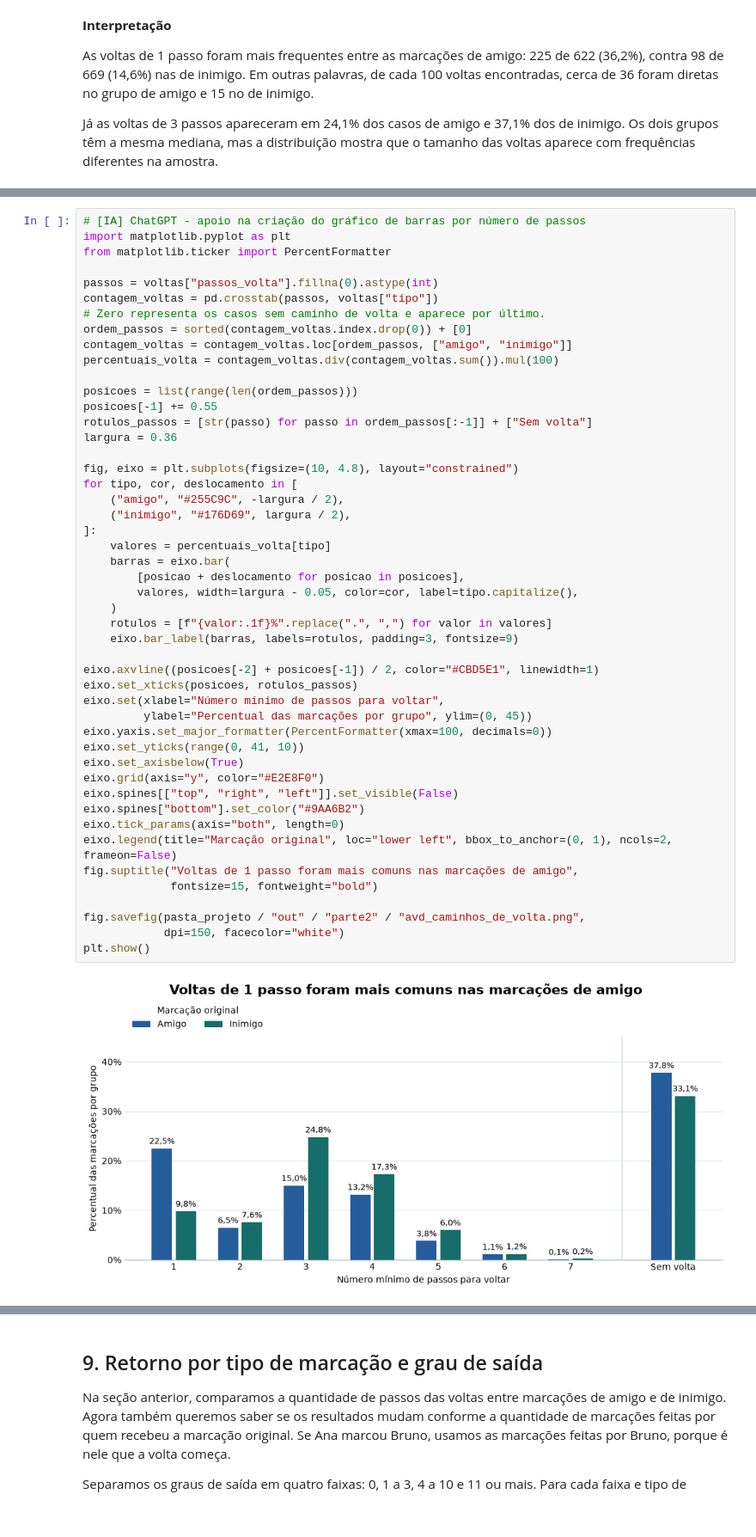
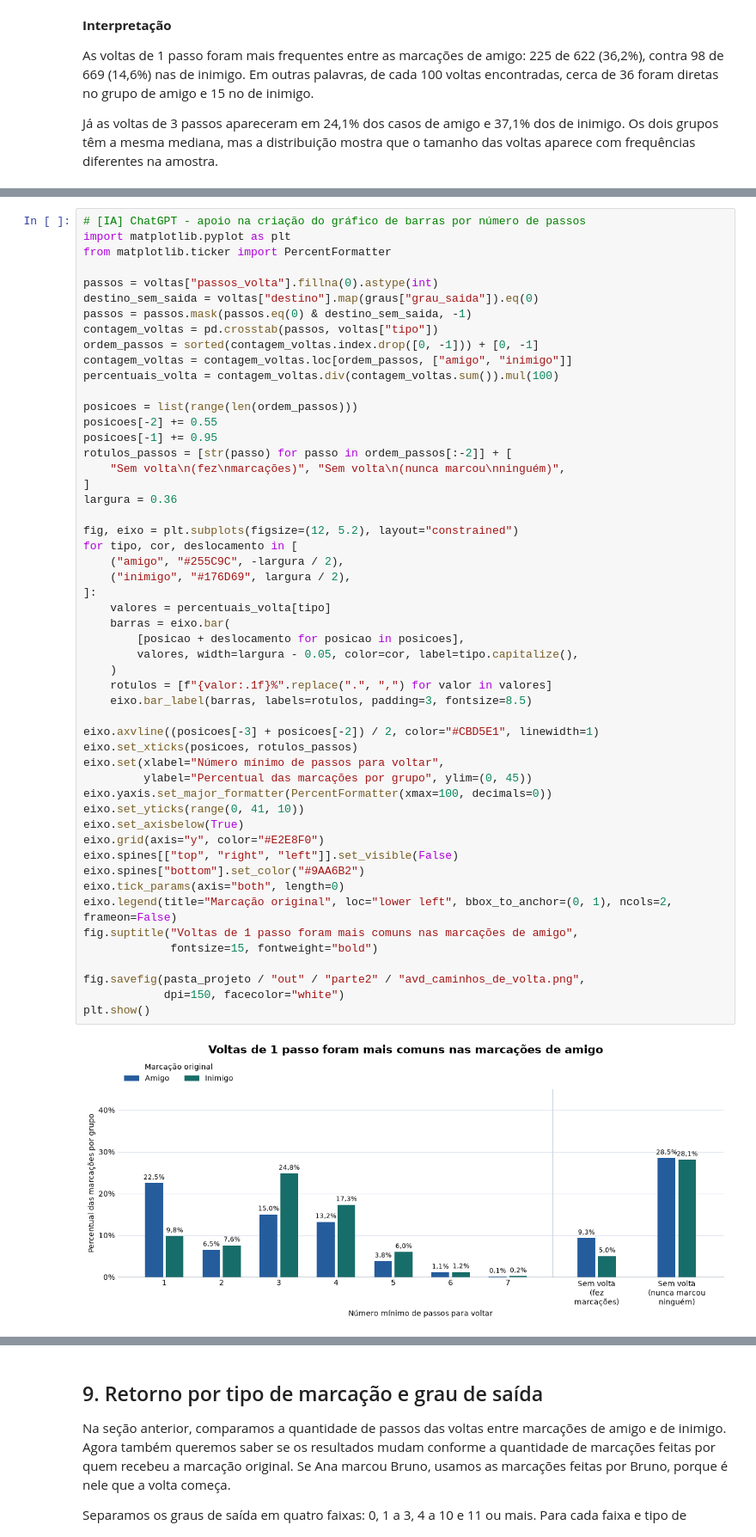
Before and after one commit to arthurlins7/Projeto-Grafos, a Jupyter notebook: notebooks/01_exploracao_dados.ipynb, the cells around one changed output, grey strips where cells are left out. Shown at 86% size. Cells and saved outputs as stored; diff of their text form.

Commit message:
feat: separar casos sem volta no gráfico de passos de volta

```diff
--- a/notebooks/01_exploracao_dados.ipynb
+++ b/notebooks/01_exploracao_dados.ipynb
@@ -841,50 +841,54 @@ import matplotlib.pyplot as plt
 from matplotlib.ticker import PercentFormatter
 
 passos = voltas["passos_volta"].fillna(0).astype(int)
+destino_sem_saida = voltas["destino"].map(graus["grau_saida"]).eq(0)
+passos = passos.mask(passos.eq(0) & destino_sem_saida, -1)
 contagem_voltas = pd.crosstab(passos, voltas["tipo"])
-# Zero representa os casos sem caminho de volta e aparece por último.
-ordem_passos = sorted(contagem_voltas.index.drop(0)) + [0]
+ordem_passos = sorted(contagem_voltas.index.drop([0, -1])) + [0, -1]
 contagem_voltas = contagem_voltas.loc[ordem_passos, ["amigo", "inimigo"]]
 percentuais_volta = contagem_voltas.div(contagem_voltas.sum()).mul(100)
 
 posicoes = list(range(len(ordem_passos)))
-posicoes[-1] += 0.55
-rotulos_passos = [str(passo) for passo in ordem_passos[:-1]] + ["Sem volta"]
+posicoes[-2] += 0.55
+posicoes[-1] += 0.95
+rotulos_passos = [str(passo) for passo in ordem_passos[:-2]] + [
+    "Sem volta\n(fez\nmarcações)", "Sem volta\n(nunca marcou\nninguém)",
+]
 largura = 0.36
 
-fig, eixo = plt.subplots(figsize=(10, 4.8), layout="constrained")
+fig, eixo = plt.subplots(figsize=(12, 5.2), layout="constrained")
 for tipo, cor, deslocamento in [
     ("amigo", "#255C9C", -largura / 2),
     ("inimigo", "#176D69", largura / 2),
 ]:
     valores = percentuais_volta[tipo]
     barras = eixo.bar(
         [posicao + deslocamento for posicao in posicoes],
         valores, width=largura - 0.05, color=cor, label=tipo.capitalize(),
     )
     rotulos = [f"{valor:.1f}%".replace(".", ",") for valor in valores]
-    eixo.bar_label(barras, labels=rotulos, padding=3, fontsize=9)
+    eixo.bar_label(barras, labels=rotulos, padding=3, fontsize=8.5)
 
-eixo.axvline((posicoes[-2] + posicoes[-1]) / 2, color="#CBD5E1", linewidth=1)
+eixo.axvline((posicoes[-3] + posicoes[-2]) / 2, color="#CBD5E1", linewidth=1)
 eixo.set_xticks(posicoes, rotulos_passos)
 eixo.set(xlabel="Número mínimo de passos para voltar",
          ylabel="Percentual das marcações por grupo", ylim=(0, 45))
 eixo.yaxis.set_major_formatter(PercentFormatter(xmax=100, decimals=0))
 eixo.set_yticks(range(0, 41, 10))
 eixo.set_axisbelow(True)
 eixo.grid(axis="y", color="#E2E8F0")
 eixo.spines[["top", "right", "left"]].set_visible(False)
 eixo.spines["bottom"].set_color("#9AA6B2")
 eixo.tick_params(axis="both", length=0)
 eixo.legend(title="Marcação original", loc="lower left", bbox_to_anchor=(0, 1), ncols=2, frameon=False)
 fig.suptitle("Voltas de 1 passo foram mais comuns nas marcações de amigo",
              fontsize=15, fontweight="bold")
 
 fig.savefig(pasta_projeto / "out" / "parte2" / "avd_caminhos_de_volta.png",
             dpi=150, facecolor="white")
 plt.show()
 # %% [output]
-[figure, old version]
+[figure, new version]
 # %% [markdown]
 **Interpretação**
 
```
Also changed, not shown: parts of 2 cells of this notebook, 1 other file.
